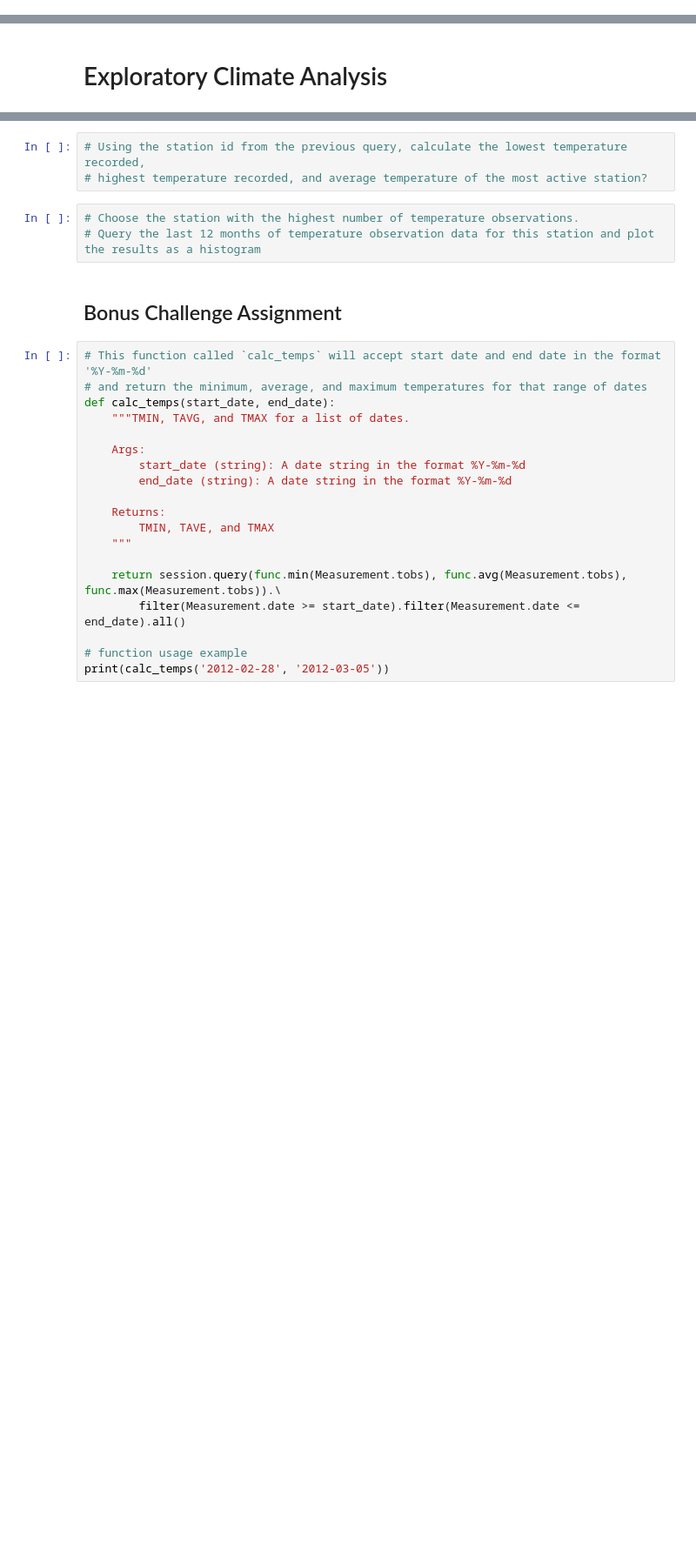
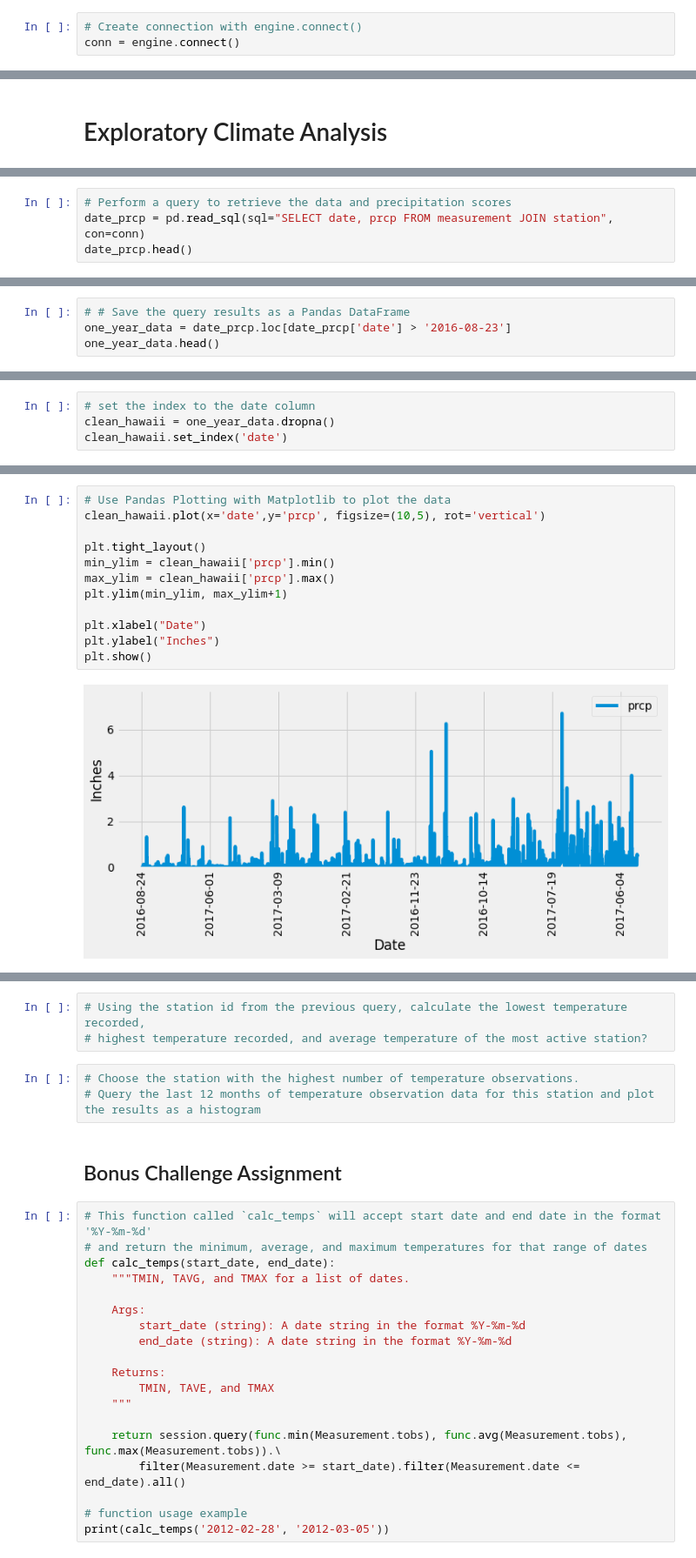
Before and after one commit to Lindsey-G/UCI-Homework-Giron, a Jupyter notebook: Homework_01/10-sqlalchemy-challenge/02-Homework_10-Advanced-Data-Storage-and-Retrieval_Instructions_climate_starter.ipynb, the cells around one changed output, grey strips where cells are left out. Shown at 87% size. Cells and saved outputs as stored; diff of their text form; blank space fills up the shorter version.

```diff
--- a/Homework_01/10-sqlalchemy-challenge/02-Homework_10-Advanced-Data-Storage-and-Retrieval_Instructions_climate_starter.ipynb
+++ b/Homework_01/10-sqlalchemy-challenge/02-Homework_10-Advanced-Data-Storage-and-Retrieval_Instructions_climate_starter.ipynb
@@ -61,0 +51,3 @@ hawaii_df = pd.read_sql(engine, com)
+# %%
+# Create connection with engine.connect()
+conn = engine.connect()
@@ -75,0 +104,4 @@ hawaii_df = pd.read_sql(engine, com)
+# %%
+# Perform a query to retrieve the data and precipitation scores
+date_prcp = pd.read_sql(sql="SELECT date, prcp FROM measurement JOIN station", con=conn)
+date_prcp.head()
@@ -75,0 +123,4 @@ hawaii_df = pd.read_sql(engine, com)
+# %%
+# # Save the query results as a Pandas DataFrame
+one_year_data = date_prcp.loc[date_prcp['date'] > '2016-08-23']
+one_year_data.head()
@@ -75,0 +144,4 @@ hawaii_df = pd.read_sql(engine, com)
+# %%
+# set the index to the date column
+clean_hawaii = one_year_data.dropna()
+clean_hawaii.set_index('date')
@@ -76,2 +163,16 @@ hawaii_df = pd.read_sql(engine, com)
+# %%
+# Use Pandas Plotting with Matplotlib to plot the data
+clean_hawaii.plot(x='date',y='prcp', figsize=(10,5), rot='vertical')
+
+plt.tight_layout()
+min_ylim = clean_hawaii['prcp'].min()
+max_ylim = clean_hawaii['prcp'].max()
+plt.ylim(min_ylim, max_ylim+1)
+
+plt.xlabel("Date")
+plt.ylabel("Inches")
+plt.show()
+# %% [output]
+[figure, added]
 # %%
 # Use Pandas to calcualte the summary statistics for the precipitation data
```
Also changed, not shown: parts of 28 cells of this notebook.
